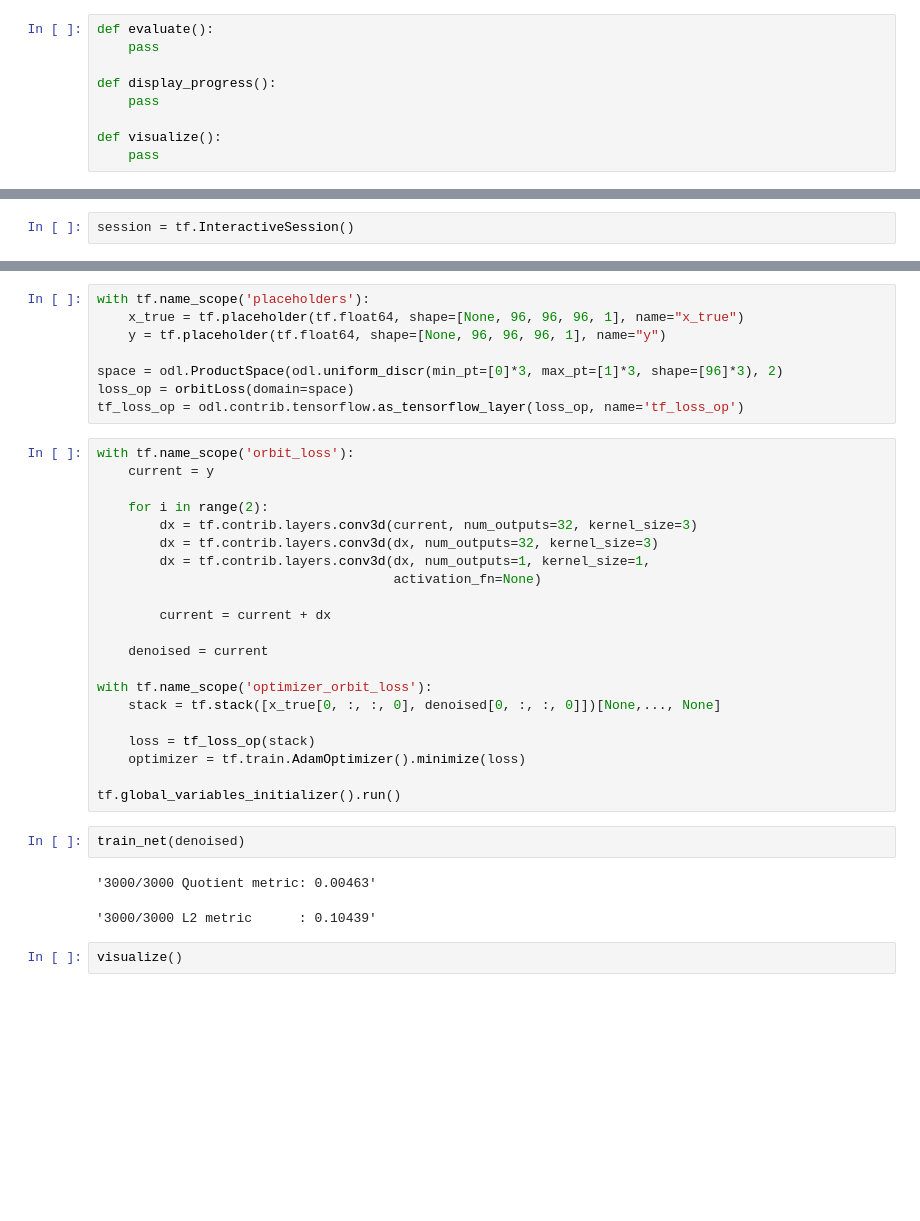
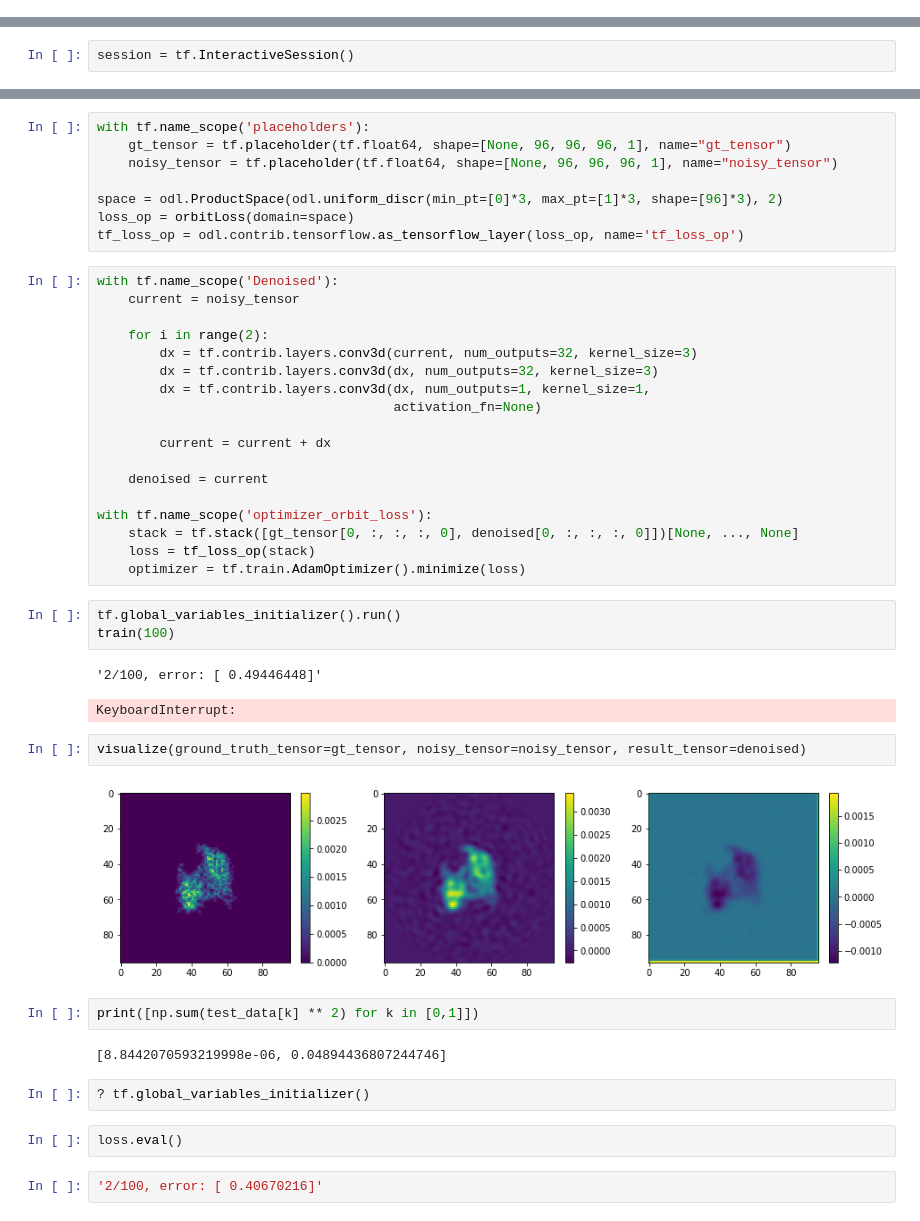
Before and after one commit to SebLu1/SingleParticleAnalysis, a Jupyter notebook: denoising.ipynb, the cells around one changed output, grey strips where cells are left out. Saved outputs shown, nothing was run; the diff lists cells and outputs as text; blank space fills up the shorter version.

```diff
--- a/denoising.ipynb
+++ b/denoising.ipynb
@@ -14,9 +12,0 @@ eval_list = None
-# %%
-def evaluate():
-    pass
-
-def display_progress():
-    pass
-
-def visualize():
-    pass
@@ -64,14 +171,14 @@ def train_net(result_tensor):
 # %%
 with tf.name_scope('placeholders'):
-    x_true = tf.placeholder(tf.float64, shape=[None, 96, 96, 96, 1], name="x_true")
-    y = tf.placeholder(tf.float64, shape=[None, 96, 96, 96, 1], name="y")
+    gt_tensor = tf.placeholder(tf.float64, shape=[None, 96, 96, 96, 1], name="gt_tensor")
+    noisy_tensor = tf.placeholder(tf.float64, shape=[None, 96, 96, 96, 1], name="noisy_tensor")
 
 space = odl.ProductSpace(odl.uniform_discr(min_pt=[0]*3, max_pt=[1]*3, shape=[96]*3), 2)
 loss_op = orbitLoss(domain=space)
 tf_loss_op = odl.contrib.tensorflow.as_tensorflow_layer(loss_op, name='tf_loss_op')
 # %%
-with tf.name_scope('orbit_loss'):
-    current = y
+with tf.name_scope('Denoised'):
+    current = noisy_tensor
 
     for i in range(2):
         dx = tf.contrib.layers.conv3d(current, num_outputs=32, kernel_size=3)
@@ -84,16 +191,26 @@ with tf.name_scope('orbit_loss'):
     denoised = current
 
 with tf.name_scope('optimizer_orbit_loss'):
-    stack = tf.stack([x_true[0, :, :, 0], denoised[0, :, :, 0]])[None,..., None]
-
+    stack = tf.stack([gt_tensor[0, :, :, :, 0], denoised[0, :, :, :, 0]])[None, ..., None]
     loss = tf_loss_op(stack)
     optimizer = tf.train.AdamOptimizer().minimize(loss)
-
-tf.global_variables_initializer().run()
-# %%
-train_net(denoised)
-# %% [output]
-'3000/3000 Quotient metric: 0.00463'
-'3000/3000 L2 metric      : 0.10439'
-# %%
-visualize()
+# %%
+tf.global_variables_initializer().run()
+train(100)
+# %% [output]
+'2/100, error: [ 0.49446448]'
+KeyboardInterrupt:
+# %%
+visualize(ground_truth_tensor=gt_tensor, noisy_tensor=noisy_tensor, result_tensor=denoised)
+# %% [output]
+[figure, added]
+# %%
+print([np.sum(test_data[k] ** 2) for k in [0,1]])
+# %% [output]
+[8.8442070593219998e-06, 0.04894436807244746]
+# %%
+? tf.global_variables_initializer()
+# %%
+loss.eval()
+# %%
+'2/100, error: [ 0.40670216]'
```
Also changed, not shown: parts of 8 cells of this notebook, 12 other files.
